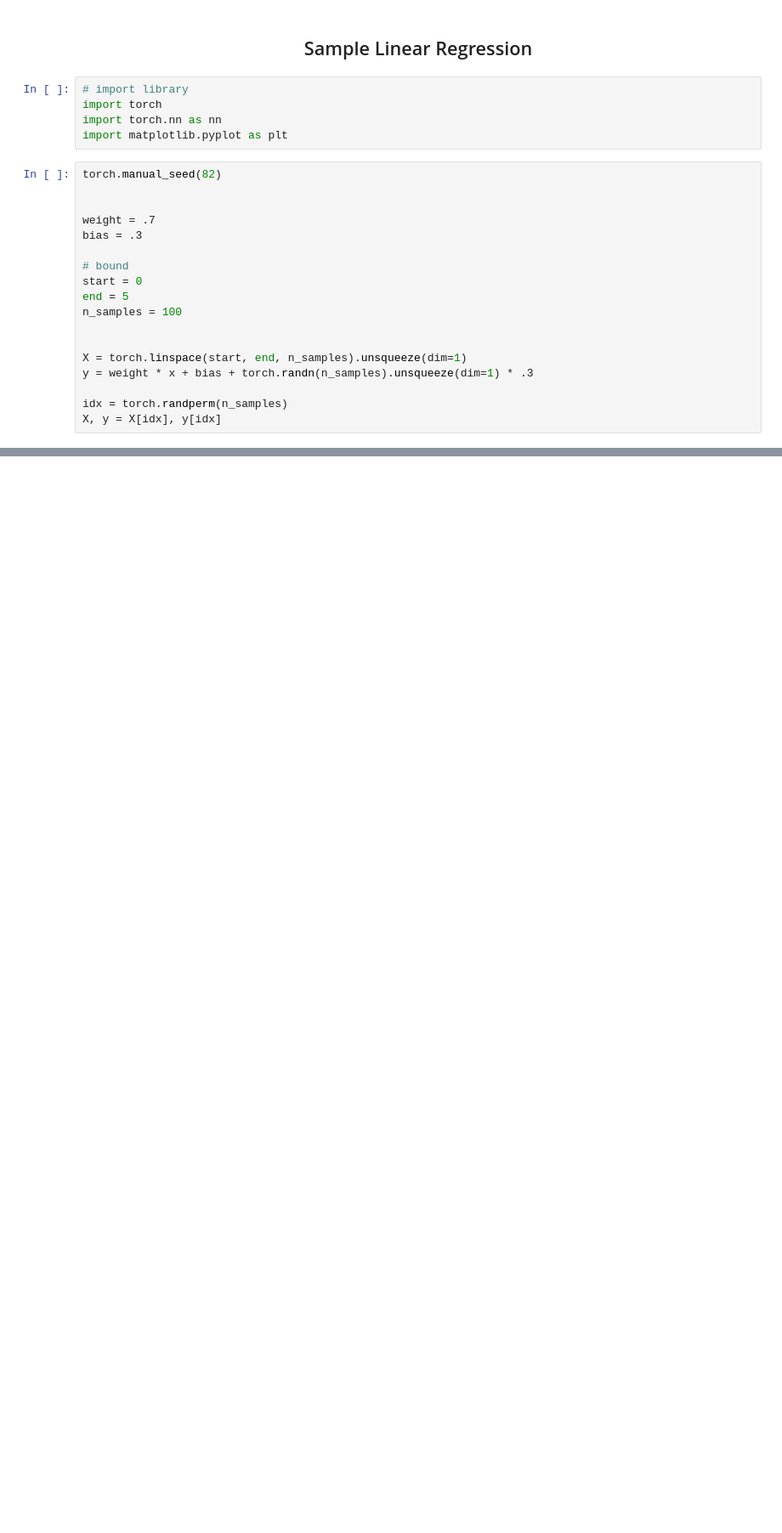
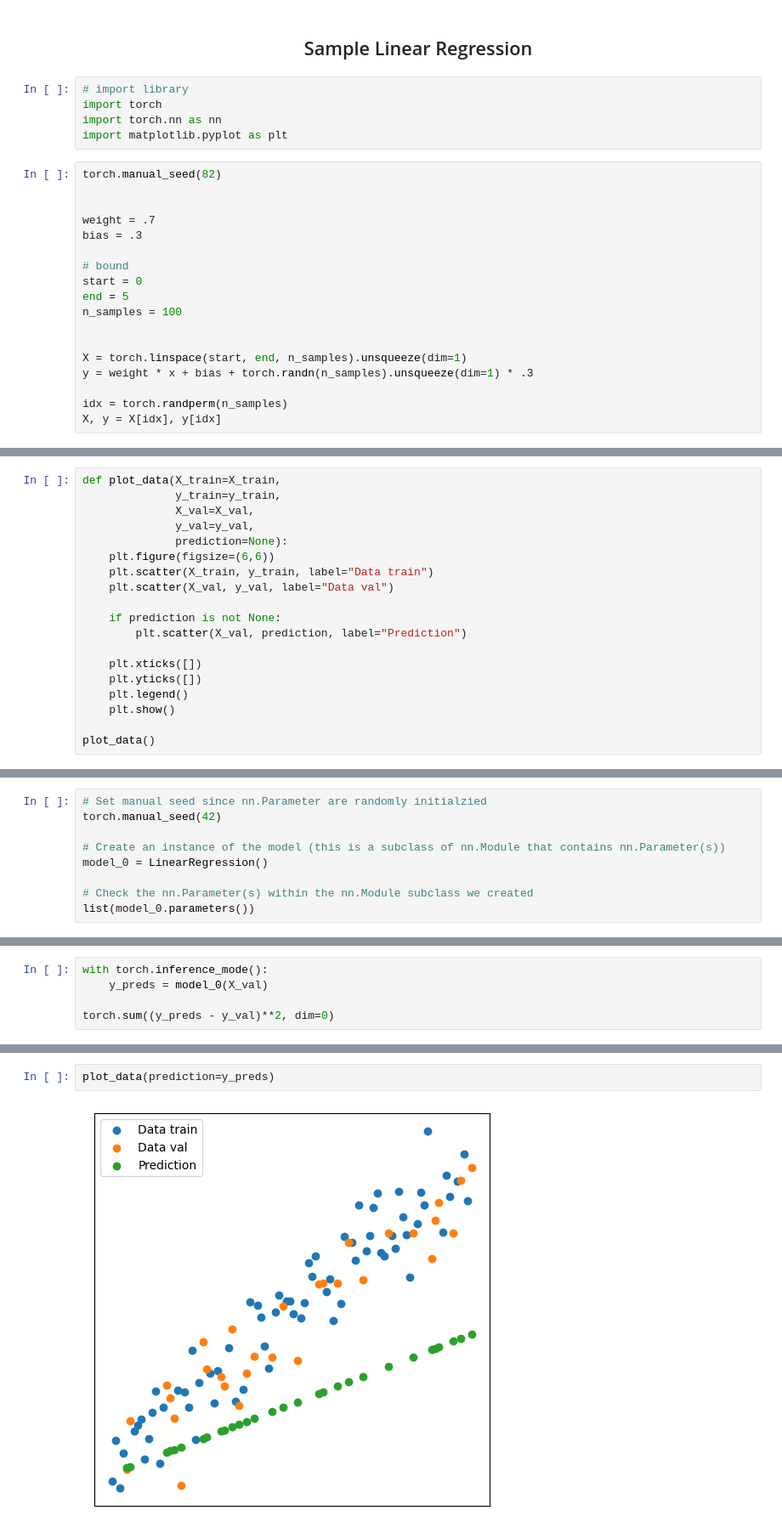
Before and after one commit to nguynlb/DataScience, a Jupyter notebook: Pytorch/Sample Linear Regression.ipynb, the cells around one changed output, grey strips where cells are left out. Shown: that part at 85% size. Drawn from its saved outputs; the diff is of its cells as text; blank space fills up the shorter version.

Commit message:
Build Linear model

```diff
--- a/Pytorch/Sample Linear Regression.ipynb
+++ b/Pytorch/Sample Linear Regression.ipynb
@@ -58,0 +31,19 @@ class LinearRegression(nn.Module):
+# %%
+def plot_data(X_train=X_train,
+              y_train=y_train,
+              X_val=X_val,
+              y_val=y_val,
+              prediction=None):
+    plt.figure(figsize=(6,6))
+    plt.scatter(X_train, y_train, label="Data train")
+    plt.scatter(X_val, y_val, label="Data val")
+
+    if prediction is not None:
+        plt.scatter(X_val, prediction, label="Prediction")
+
+    plt.xticks([])
+    plt.yticks([])
+    plt.legend()
+    plt.show()
+
+plot_data()
@@ -58,0 +66,9 @@ class LinearRegression(nn.Module):
+# %%
+# Set manual seed since nn.Parameter are randomly initialzied
+torch.manual_seed(42)
+
+# Create an instance of the model (this is a subclass of nn.Module that contains nn.Parameter(s))
+model_0 = LinearRegression()
+
+# Check the nn.Parameter(s) within the nn.Module subclass we created
+list(model_0.parameters())
@@ -58,0 +84,5 @@ class LinearRegression(nn.Module):
+# %%
+with torch.inference_mode():
+    y_preds = model_0(X_val)
+
+torch.sum((y_preds - y_val)**2, dim=0)
@@ -58,0 +91,4 @@ class LinearRegression(nn.Module):
+# %%
+plot_data(prediction=y_preds)
+# %% [output]
+[figure, added]
```
Also changed, not shown: parts of 17 cells of this notebook, 1 other file.
